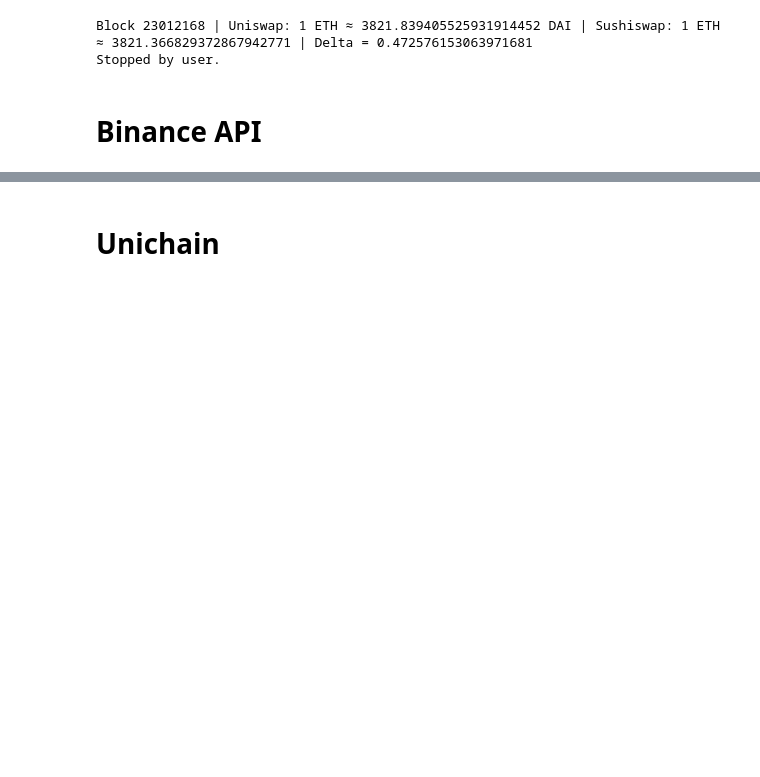
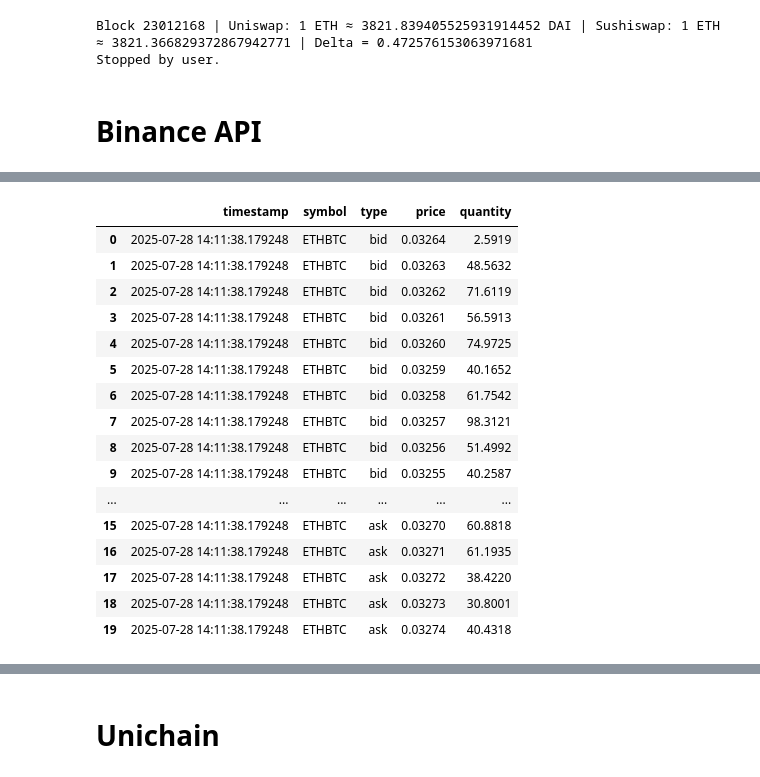
Before and after one commit to tobias727/dex-arb-trader, a Jupyter notebook: notebooks/arbitrageDexCex.ipynb, the cells around one changed output, grey strips where cells are left out. Drawn from its saved outputs; the diff is of its cells as text; code cells hidden in the pictures; blank space fills up the shorter version.

Commit message:
Add stream_data

```diff
--- a/notebooks/arbitrageDexCex.ipynb
+++ b/notebooks/arbitrageDexCex.ipynb
@@ -76,11 +133,3 @@ Stopped by user.
 # %%
 from src.binance.order_book import BinanceClient
 binance_client = BinanceClient()
-# %%
-bids, asks = binance_client.get_order_book('ETHUSDC')
-print("Top Bids:")
-for price, qty in bids:
-    print(f"Preis: {price}, Menge: {qty}")
-print("Top Asks:")
-for price, qty in asks:
-    print(f"Preis: {price}, Menge: {qty}")
@@ -104,0 +173,8 @@ Preis: 3853.75000000, Menge: 6.73600000
+# %%
+exchange_info = binance_client.client.get_exchange_info()
+symbols = exchange_info['symbols']
+symbols_with_trading_status = [
+    item['symbol'] for item in exchange_info['symbols'] if item['status'] == 'TRADING'
+]
+symbols_with_trading_status
+#symbols
@@ -104,0 +199,27 @@ Preis: 3853.75000000, Menge: 6.73600000
+# %%
+import pandas as pd
+import time
+
+token_0 = 'ETH'
+token_1 = 'USDC'
+
+columns = ['timestamp', 'symbol', 'type', 'price', 'quantity']
+df = pd.DataFrame(columns=columns)
+
+try:
+    while True:
+        for symbol in symbols_with_trading_status:
+            bids, asks = binance_client.get_order_book(symbol, limit=10)
+            timestamp = pd.Timestamp.now()
+            bid_data = pd.DataFrame(
+                [[timestamp, symbol, 'bid', float(bid[0]), float(bid[1])] for bid in bids],
+                columns=columns
+            )
+            ask_data = pd.DataFrame(
+                [[timestamp, symbol, 'ask', float(ask[0]), float(ask[1])] for ask in asks],
+                columns=columns
+            )
+            df = pd.concat([df, bid_data, ask_data], ignore_index=True)
+        time.sleep(0.75)
+except KeyboardInterrupt:
+    print("Data collection stopped.")
@@ -104,0 +248,20 @@ Preis: 3853.75000000, Menge: 6.73600000
+# %%
+df[df.symbol=="ETHBTC"]
+# %% [output]
+|  | timestamp | symbol | type | price | quantity |
+| 0 | 2025-07-28 14:11:38.179248 | ETHBTC | bid | 0.03264 | 2.5919 |
+| 1 | 2025-07-28 14:11:38.179248 | ETHBTC | bid | 0.03263 | 48.5632 |
+| 2 | 2025-07-28 14:11:38.179248 | ETHBTC | bid | 0.03262 | 71.6119 |
+| 3 | 2025-07-28 14:11:38.179248 | ETHBTC | bid | 0.03261 | 56.5913 |
+| 4 | 2025-07-28 14:11:38.179248 | ETHBTC | bid | 0.03260 | 74.9725 |
+| 5 | 2025-07-28 14:11:38.179248 | ETHBTC | bid | 0.03259 | 40.1652 |
+| 6 | 2025-07-28 14:11:38.179248 | ETHBTC | bid | 0.03258 | 61.7542 |
+| 7 | 2025-07-28 14:11:38.179248 | ETHBTC | bid | 0.03257 | 98.3121 |
+| 8 | 2025-07-28 14:11:38.179248 | ETHBTC | bid | 0.03256 | 51.4992 |
+| 9 | 2025-07-28 14:11:38.179248 | ETHBTC | bid | 0.03255 | 40.2587 |
+| ... | ... | ... | ... | ... | ... |
+| 15 | 2025-07-28 14:11:38.179248 | ETHBTC | ask | 0.03270 | 60.8818 |
+| 16 | 2025-07-28 14:11:38.179248 | ETHBTC | ask | 0.03271 | 61.1935 |
+| 17 | 2025-07-28 14:11:38.179248 | ETHBTC | ask | 0.03272 | 38.4220 |
+| 18 | 2025-07-28 14:11:38.179248 | ETHBTC | ask | 0.03273 | 30.8001 |
+| 19 | 2025-07-28 14:11:38.179248 | ETHBTC | ask | 0.03274 | 40.4318 |
```
Also changed, not shown: parts of 15 cells of this notebook, 11 other files.
